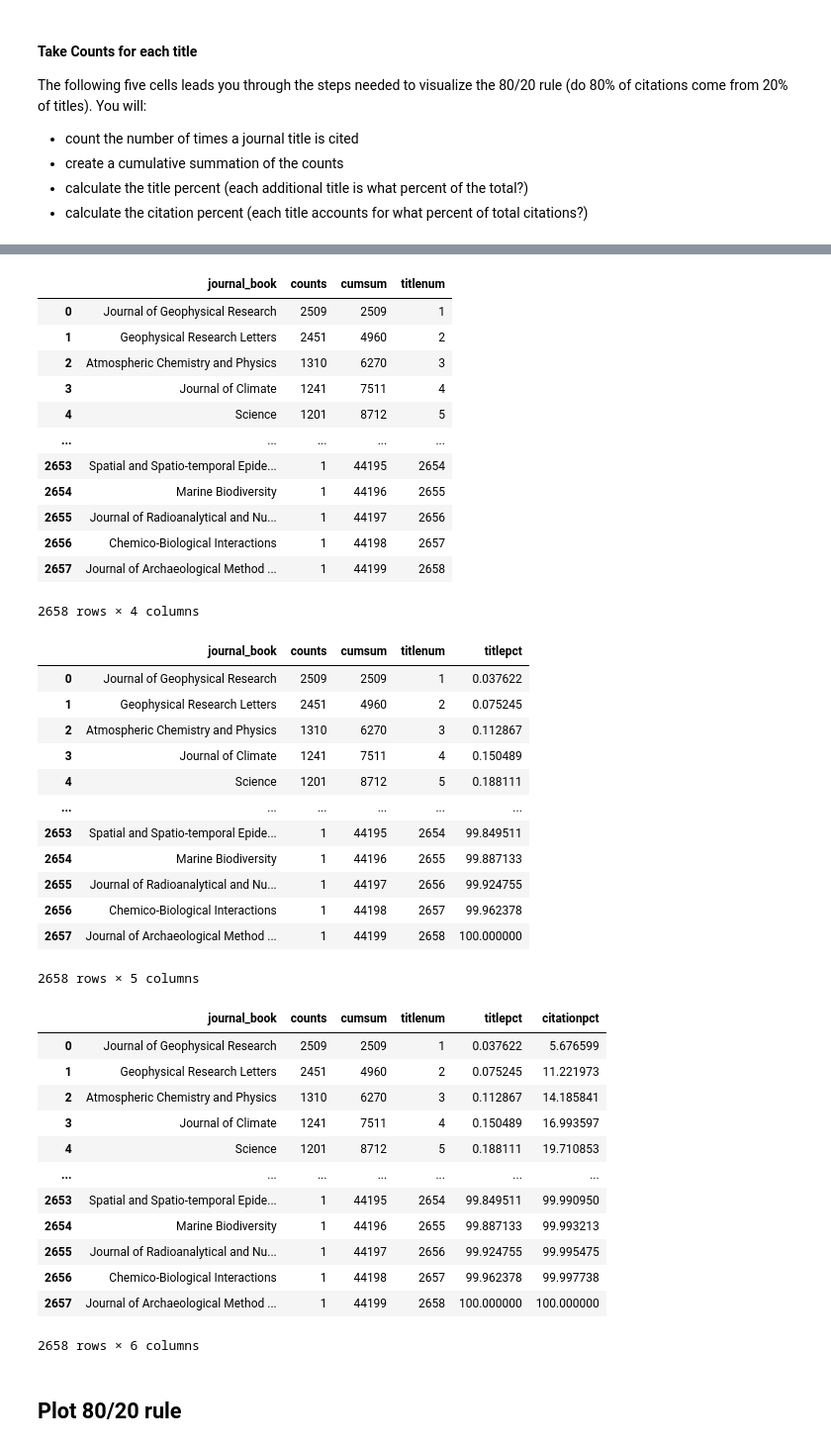
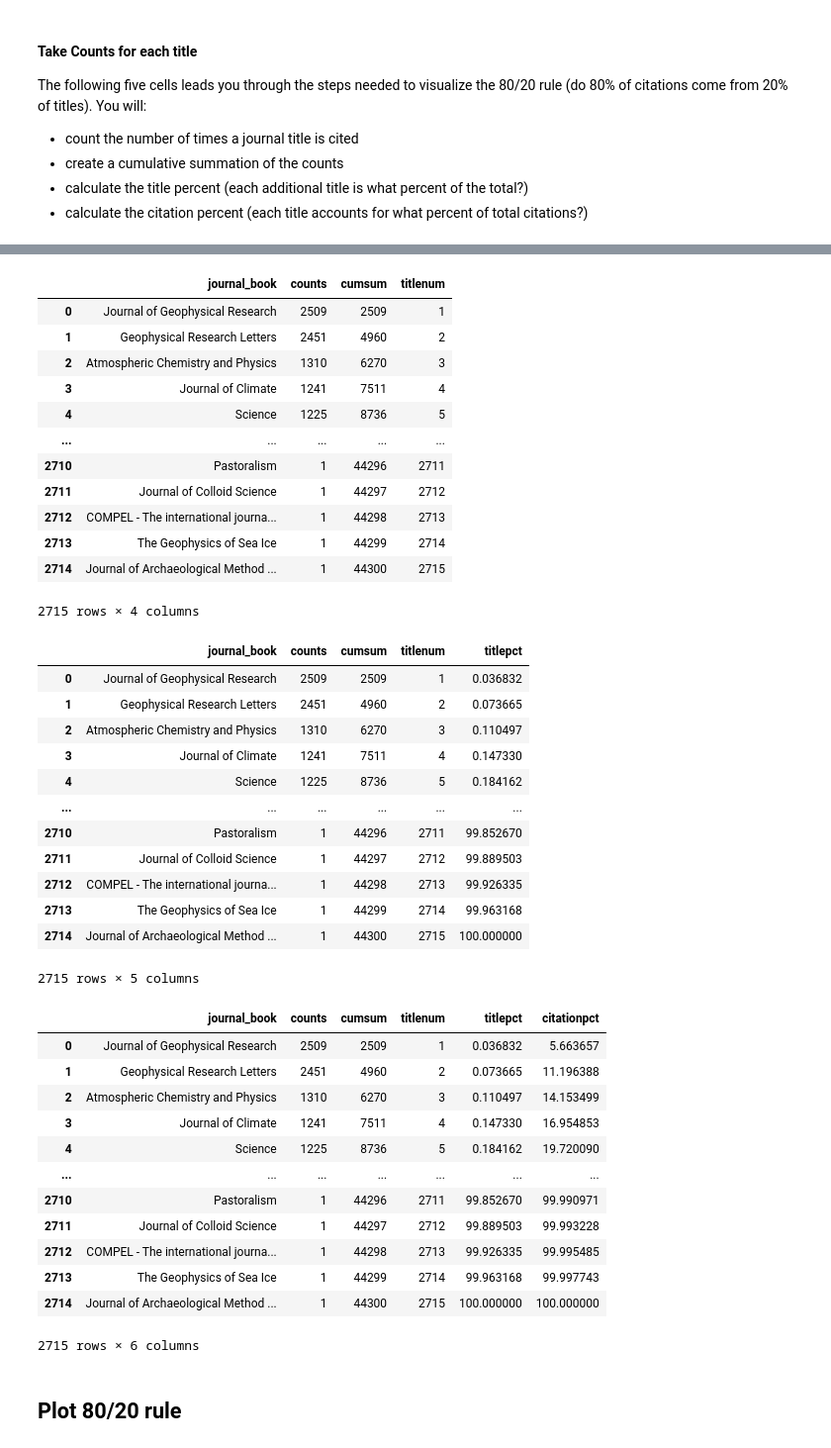
Before and after one commit to samteplitzky/Earth-Science-Citation-Replication-Project, a Jupyter notebook: Citation Data Clean and API.ipynb, the cells around one changed output, grey strips where cells are left out. Shown at 99% size. Cells and saved outputs as stored; diff of their text form; code cells hidden in the pictures.

```diff
--- a/Citation Data Clean and API.ipynb
+++ b/Citation Data Clean and API.ipynb
@@ -211,7 +210,7 @@ end time:  2020-07-23 05:42:16.779777
 ## All done? Yay, good morning!
 read in the new citedRefsMeta.csv file to a pandas dataframe:
 # %%
-citedRefsMeta = pd.read_csv('../Downloads/citedRefsMeta.csv', encoding='utf-8')
+citedRefsMeta = pd.read_csv('citedRefsMeta.csv', encoding='utf-8')
 # %%
 citedRefsMeta
 # %% [output]
@@ -306,48 +305,48 @@ citedRefsMeta_count
 | 1 | Geophysical Research Letters | 2451 | 4960 | 2 |
 | 2 | Atmospheric Chemistry and Physics | 1310 | 6270 | 3 |
 | 3 | Journal of Climate | 1241 | 7511 | 4 |
-| 4 | Science | 1201 | 8712 | 5 |
+| 4 | Science | 1225 | 8736 | 5 |
 | ... | ... | ... | ... | ... |
-| 2653 | Spatial and Spatio-temporal Epide... | 1 | 44195 | 2654 |
-| 2654 | Marine Biodiversity | 1 | 44196 | 2655 |
-| 2655 | Journal of Radioanalytical and Nu... | 1 | 44197 | 2656 |
-| 2656 | Chemico-Biological Interactions | 1 | 44198 | 2657 |
-| 2657 | Journal of Archaeological Method ... | 1 | 44199 | 2658 |
+| 2710 | Pastoralism | 1 | 44296 | 2711 |
+| 2711 | Journal of Colloid Science | 1 | 44297 | 2712 |
+| 2712 | COMPEL - The international journa... | 1 | 44298 | 2713 |
+| 2713 | The Geophysics of Sea Ice | 1 | 44299 | 2714 |
+| 2714 | Journal of Archaeological Method ... | 1 | 44300 | 2715 |
-2658 rows × 4 columns
+2715 rows × 4 columns
 # %%
-citedRefsMeta_count['titlepct'] = 100*(citedRefsMeta_count.titlenum/2658)
+citedRefsMeta_count['titlepct'] = 100*(citedRefsMeta_count.titlenum/2715)
 citedRefsMeta_count
 # %% [output]
 |  | journal_book | counts | cumsum | titlenum | titlepct |
-| 0 | Journal of Geophysical Research | 2509 | 2509 | 1 | 0.037622 |
-| 1 | Geophysical Research Letters | 2451 | 4960 | 2 | 0.075245 |
-| 2 | Atmospheric Chemistry and Physics | 1310 | 6270 | 3 | 0.112867 |
-| 3 | Journal of Climate | 1241 | 7511 | 4 | 0.150489 |
-| 4 | Science | 1201 | 8712 | 5 | 0.188111 |
+| 0 | Journal of Geophysical Research | 2509 | 2509 | 1 | 0.036832 |
+| 1 | Geophysical Research Letters | 2451 | 4960 | 2 | 0.073665 |
+| 2 | Atmospheric Chemistry and Physics | 1310 | 6270 | 3 | 0.110497 |
+| 3 | Journal of Climate | 1241 | 7511 | 4 | 0.147330 |
+| 4 | Science | 1225 | 8736 | 5 | 0.184162 |
 | ... | ... | ... | ... | ... | ... |
-| 2653 | Spatial and Spatio-temporal Epide... | 1 | 44195 | 2654 | 99.849511 |
-| 2654 | Marine Biodiversity | 1 | 44196 | 2655 | 99.887133 |
-| 2655 | Journal of Radioanalytical and Nu... | 1 | 44197 | 2656 | 99.924755 |
-| 2656 | Chemico-Biological Interactions | 1 | 44198 | 2657 | 99.962378 |
-| 2657 | Journal of Archaeological Method ... | 1 | 44199 | 2658 | 100.000000 |
+| 2710 | Pastoralism | 1 | 44296 | 2711 | 99.852670 |
+| 2711 | Journal of Colloid Science | 1 | 44297 | 2712 | 99.889503 |
+| 2712 | COMPEL - The international journa... | 1 | 44298 | 2713 | 99.926335 |
+| 2713 | The Geophysics of Sea Ice | 1 | 44299 | 2714 | 99.963168 |
+| 2714 | Journal of Archaeological Method ... | 1 | 44300 | 2715 | 100.000000 |
-2658 rows × 5 columns
+2715 rows × 5 columns
 # %%
-citedRefsMeta_count['citationpct'] = 100*citedRefsMeta_count['cumsum']/(44199)
+citedRefsMeta_count['citationpct'] = 100*citedRefsMeta_count['cumsum']/(44300)
 citedRefsMeta_count
 # %% [output]
 |  | journal_book | counts | cumsum | titlenum | titlepct | citationpct |
-| 0 | Journal of Geophysical Research | 2509 | 2509 | 1 | 0.037622 | 5.676599 |
-| 1 | Geophysical Research Letters | 2451 | 4960 | 2 | 0.075245 | 11.221973 |
-| 2 | Atmospheric Chemistry and Physics | 1310 | 6270 | 3 | 0.112867 | 14.185841 |
-| 3 | Journal of Climate | 1241 | 7511 | 4 | 0.150489 | 16.993597 |
-| 4 | Science | 1201 | 8712 | 5 | 0.188111 | 19.710853 |
+| 0 | Journal of Geophysical Research | 2509 | 2509 | 1 | 0.036832 | 5.663657 |
+| 1 | Geophysical Research Letters | 2451 | 4960 | 2 | 0.073665 | 11.196388 |
+| 2 | Atmospheric Chemistry and Physics | 1310 | 6270 | 3 | 0.110497 | 14.153499 |
+| 3 | Journal of Climate | 1241 | 7511 | 4 | 0.147330 | 16.954853 |
+| 4 | Science | 1225 | 8736 | 5 | 0.184162 | 19.720090 |
 | ... | ... | ... | ... | ... | ... | ... |
-| 2653 | Spatial and Spatio-temporal Epide... | 1 | 44195 | 2654 | 99.849511 | 99.990950 |
-| 2654 | Marine Biodiversity | 1 | 44196 | 2655 | 99.887133 | 99.993213 |
-| 2655 | Journal of Radioanalytical and Nu... | 1 | 44197 | 2656 | 99.924755 | 99.995475 |
-| 2656 | Chemico-Biological Interactions | 1 | 44198 | 2657 | 99.962378 | 99.997738 |
-| 2657 | Journal of Archaeological Method ... | 1 | 44199 | 2658 | 100.000000 | 100.000000 |
+| 2710 | Pastoralism | 1 | 44296 | 2711 | 99.852670 | 99.990971 |
+| 2711 | Journal of Colloid Science | 1 | 44297 | 2712 | 99.889503 | 99.993228 |
+| 2712 | COMPEL - The international journa... | 1 | 44298 | 2713 | 99.926335 | 99.995485 |
+| 2713 | The Geophysics of Sea Ice | 1 | 44299 | 2714 | 99.963168 | 99.997743 |
+| 2714 | Journal of Archaeological Method ... | 1 | 44300 | 2715 | 100.000000 | 100.000000 |
-2658 rows × 6 columns
+2715 rows × 6 columns
 # %% [markdown]
 ## Plot 80/20 rule
 # %% [markdown]
```
Also changed, not shown: parts of 15 cells of this notebook.
